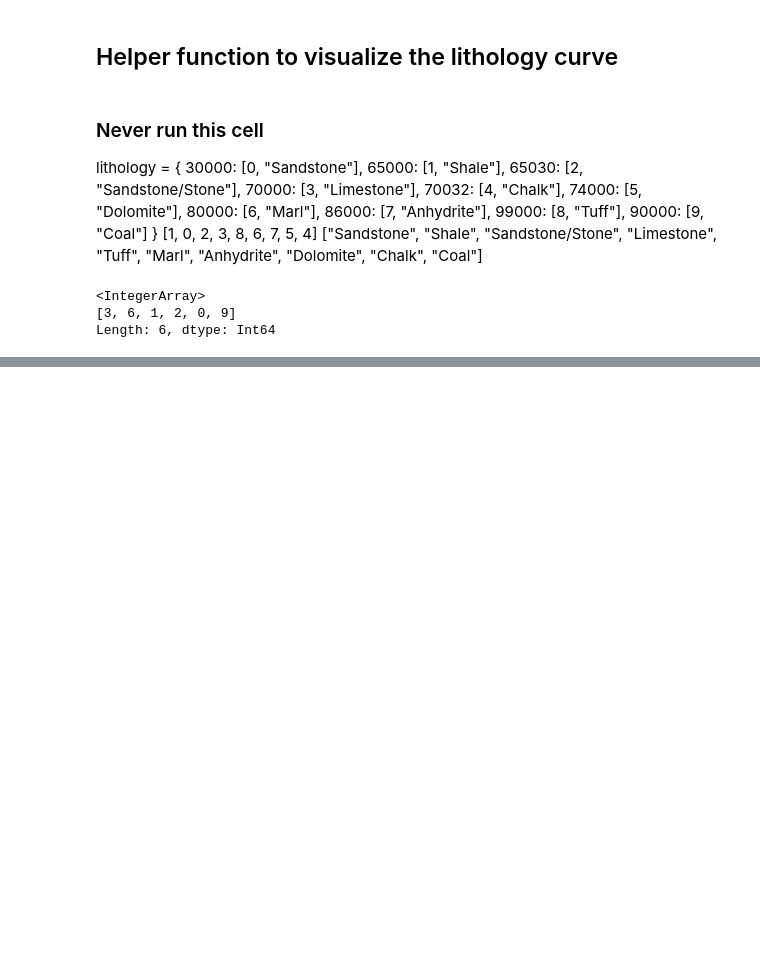
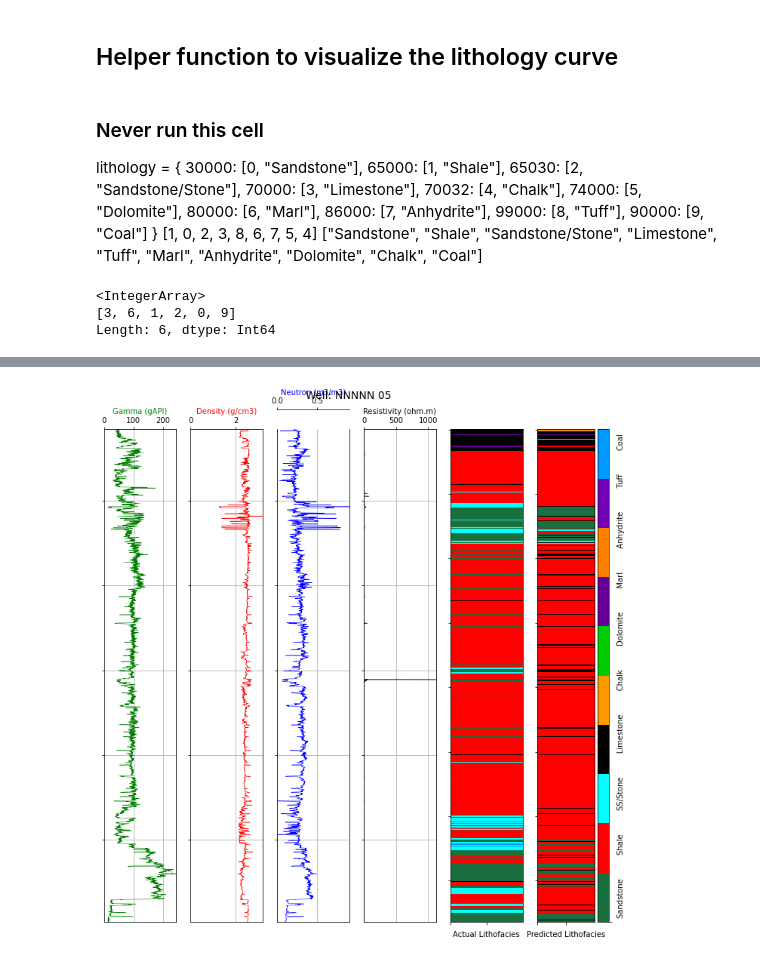
Before and after one commit to EmmanuelAjibokun/Exploring-Petroleum-Well-log-data, a Jupyter notebook: modelling/Lithofacies_Classifier.ipynb, the cells around one changed output, grey strips where cells are left out. Cells and saved outputs as stored; diff of their text form; code cells hidden in the pictures; blank space fills up the shorter version.

```diff
--- a/modelling/Lithofacies_Classifier.ipynb
+++ b/modelling/Lithofacies_Classifier.ipynb
@@ -1327,2 +1269,6 @@ from mpl_toolkits.axes_grid1 import make_axes_locatable
+# %%
+make_well_facies_log_plot(test_df, "GR", "RHOB", "NPHI", "RDEP")
+# %% [output]
+[figure, added]
 # %%
 test_df.head()
```
Also changed, not shown: parts of 108 cells of this notebook.
